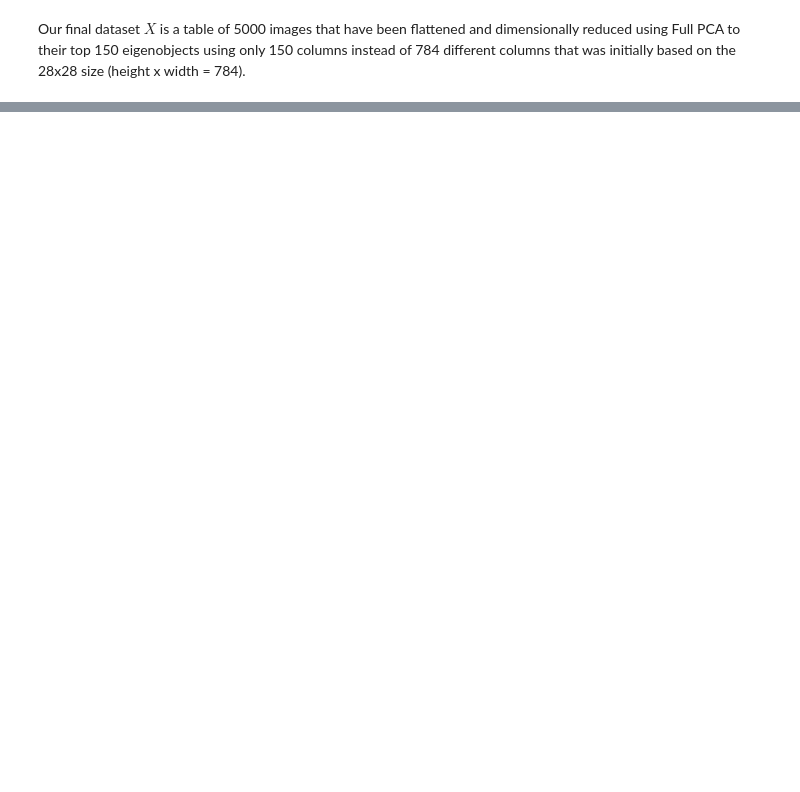
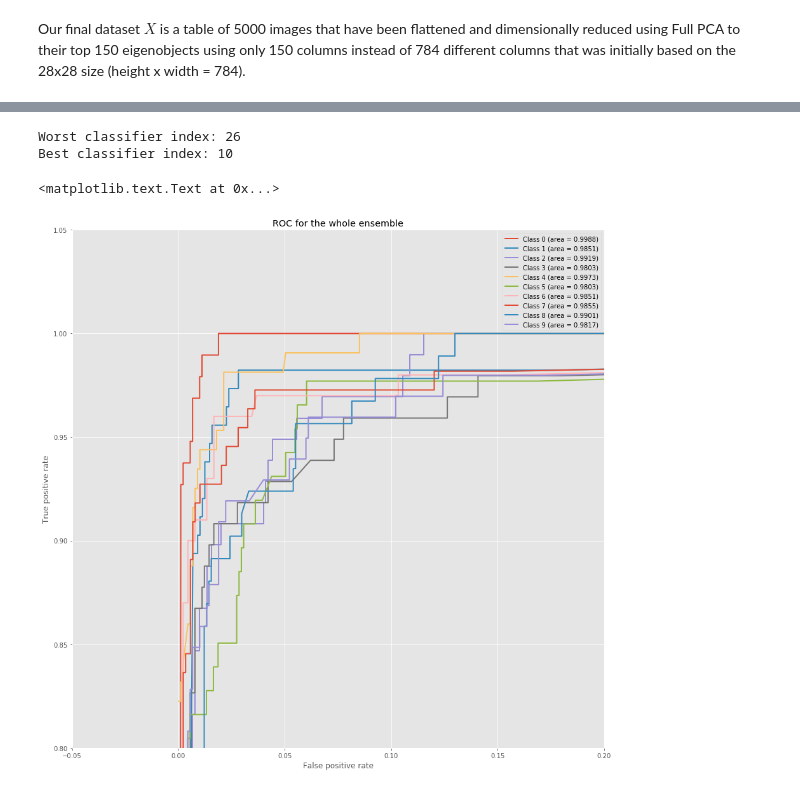
Before and after one commit to CSE5393/Lab6, a Jupyter notebook: Lab6.ipynb, the cells around one changed output, grey strips where cells are left out. Cells and saved outputs as stored; diff of their text form; code cells hidden in the pictures; blank space fills up the shorter version.

```diff
--- a/Lab6.ipynb
+++ b/Lab6.ipynb
@@ -141,9 +94,11 @@ for i in range(numImages):
 n_samples, n_features = X.shape
 _, h, w = images.shape
 n_classes = len(Y)
+classes = np.unique(Y)
 
 print("Original n_samples: {}".format(n_samples))
 print("Original n_features: {}".format(n_features))
+print("Original n_classes: {}".format(len(classes)))
 print("Original n_class_labels: {}".format(n_classes))
 print("Original image sizes: {} by {}".format(h,w))
 # %% [output]
@@ -728,0 +304,30 @@ The off by less than 1% for the F1 score seemed like we almost accomplished bein
+# %%
+worst_classifier_index = np.argmin(pl.named_steps['clf'].precisions_)
+best_classifier_index = np.argmax(pl.named_steps['clf'].precisions_)
+print('Worst classifier index: ' + str(worst_classifier_index))
+print('Best classifier index: ' + str(best_classifier_index))
+# %% [output]
+Worst classifier index: 26
+Best classifier index: 10
+# %%
+# Visualizing roc & auc for the whole ensemble
+
+plt.figure(figsize=(15,15))
+
+for i in classes:
+    fpr, tpr, _ = roc_curve(Y[test_index],
+                        pl.named_steps['clf'].predict_proba(X[test_index])[:, i],
+                        pos_label=i)
+    roc_auc = auc(fpr, tpr)
+    plt.plot(fpr, tpr, '-', lw=2, label='Class %s (area = %0.4f)'
+               % (i, roc_auc))
+
+plt.legend(loc='best')
+plt.xlim([-.05, .2])
+plt.ylim([0.8, 1.05])
+plt.xlabel('False positive rate')
+plt.ylabel('True positive rate')
+plt.title('ROC for the whole ensemble')
+# %% [output]
+<matplotlib.text.Text at 0x...>
+[figure, added]
```
Also changed, not shown: parts of 50 cells of this notebook, 1 other file.
